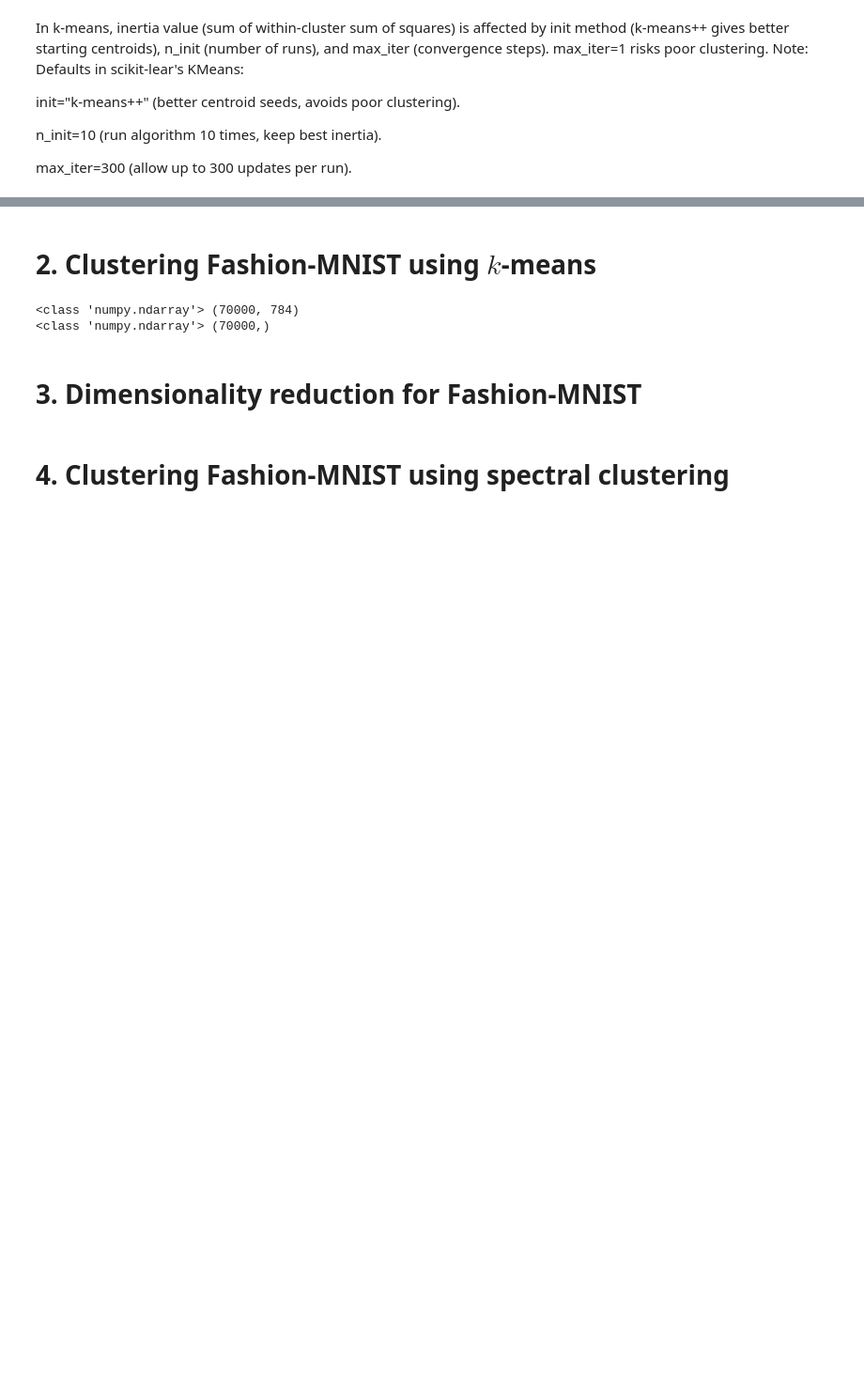
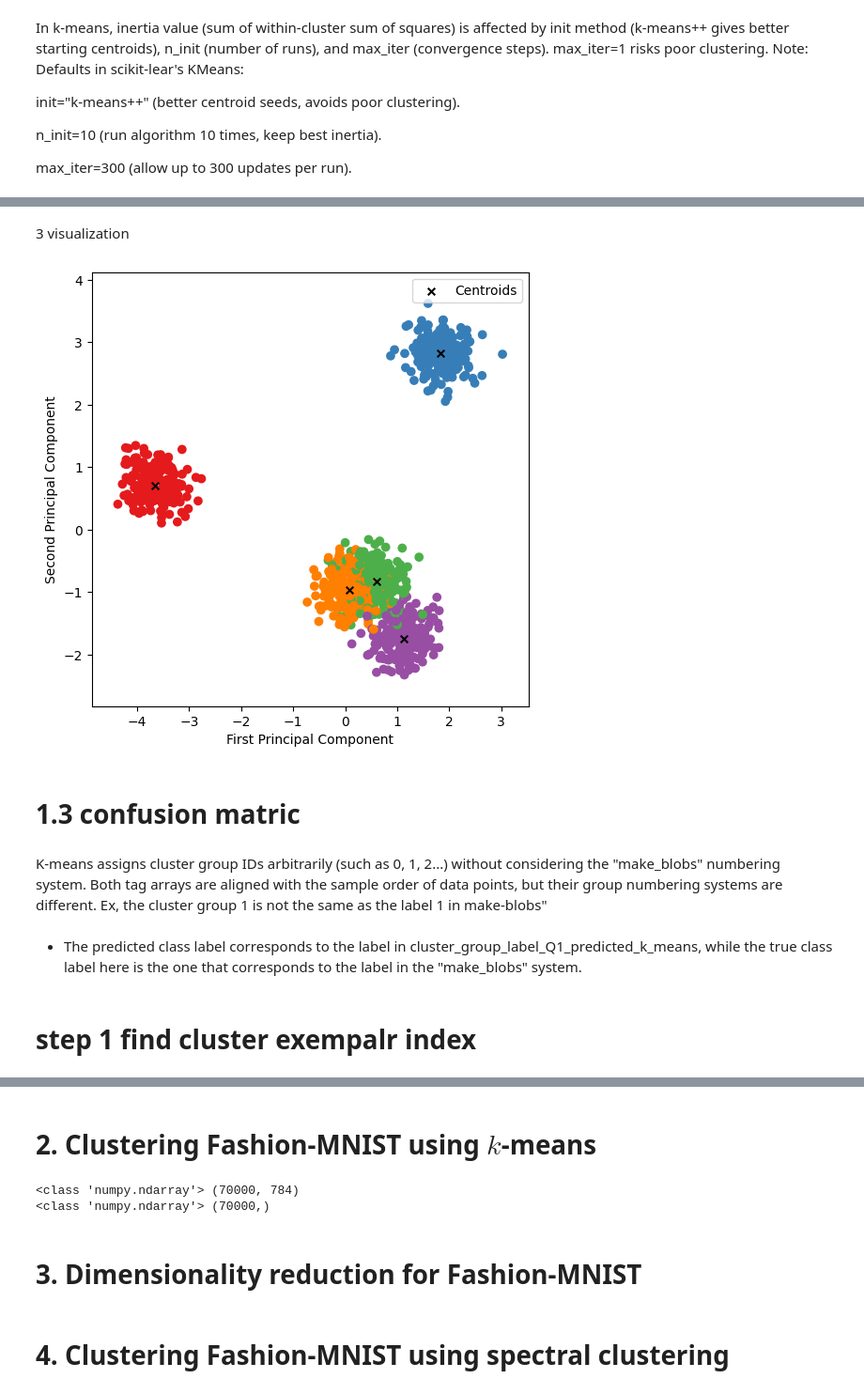
Before and after one commit to Yuyang-Yao/Math_-5750_Project1, a Jupyter notebook: project2.ipynb, the cells around one changed output, grey strips where cells are left out. Shown at 94% size. Drawn from its saved outputs; the diff is of its cells as text; code cells hidden in the pictures; blank space fills up the shorter version.

```diff
--- a/project2.ipynb
+++ b/project2.ipynb
@@ -132,0 +206,3 @@ max_iter=300 (allow up to 300 updates per run).
+# %%
+# 2.2: pca to center too
+centroid_PCA_Q1=pca_model.transform(centroid_Q1)
@@ -132,0 +213,7 @@ max_iter=300 (allow up to 300 updates per run).
+# %%
+df_plot_Q1 = pd.DataFrame(X_PCA_Q1, columns=['PC1', 'PC2', 'PC3', 'PC4', 'PC5', 'PC6', 'PC7','PC8','PC9','PC10'])
+# this pd df gives coordinates of sample i (row)(from X) expressed in the PC A basis.Note the row's order is the same as X
+#df_plot_Q1.head()
+# %%
+# add predicted cluter label by k-means
+df_plot_Q1['cluster group Q1']=cluster_group_label_Q1_predicted_k_means
@@ -132,0 +229,36 @@ max_iter=300 (allow up to 300 updates per run).
+# %% [markdown]
+3 visualization
+# %%
+from matplotlib.colors import ListedColormap
+cmap = ListedColormap(["#e41a1c","#984ea3","#a65628","#377eb8","#ffff33","#4daf4a","#ff7f00"])
+#e41a1c = red, #984ea3 = purple, #a65628 = brown, #377eb8 = blue, #ffff33 = yellow, #4daf4a = green,#ff7f00 = orange
+# %%
+plt.rcParams['figure.figsize'] = (6, 6)
+fig,ax_Q1 = plt.subplots()
+
+ax_Q1.set_xlim(df_plot_Q1["PC1"].min()-0.5,df_plot_Q1["PC1"].max()+0.5) # set PC1 and PC2 axies length
+ax_Q1.set_ylim(df_plot_Q1["PC2"].min()-0.5,df_plot_Q1["PC2"].max()+0.5)
+
+# Plot Principal Components 1 and 2 in R^2
+ax_Q1.scatter(df_plot_Q1["PC1"], df_plot_Q1["PC2"], c=df_plot_Q1['cluster group Q1'],  marker="o", cmap=cmap)
+
+# plot centroid
+plt.scatter(centroid_PCA_Q1[:,0], centroid_PCA_Q1[:,1],# this means the first and second entry of the numpy array, PC1 axis (direction) coordiante and PC2 direction coordinate of the centroid
+            c="black", marker="x", s=30, label="Centroids")
+
+
+ax_Q1 .set_xlabel('First Principal Component')
+ax_Q1 .set_ylabel('Second Principal Component')
+ax_Q1.legend()
+
+plt.show()
+# %% [output]
+[figure, added]
+# %% [markdown]
+# 1.3 confusion matric
+# %% [markdown]
+K-means assigns cluster group IDs arbitrarily (such as 0, 1, 2...) without considering the "make_blobs" numbering system. Both tag arrays are aligned with the sample order of data points, but their group numbering systems are different. Ex, the cluster group 1 is not the same as the label 1 in make-blobs"
+# %% [markdown]
+-  The predicted class label corresponds to the label in cluster_group_label_Q1_predicted_k_means, while the true class label here is the one that corresponds to the label in the "make_blobs" system.
+# %% [markdown]
+# step 1 find cluster exempalr index
```
Also changed, not shown: parts of 42 cells of this notebook.
